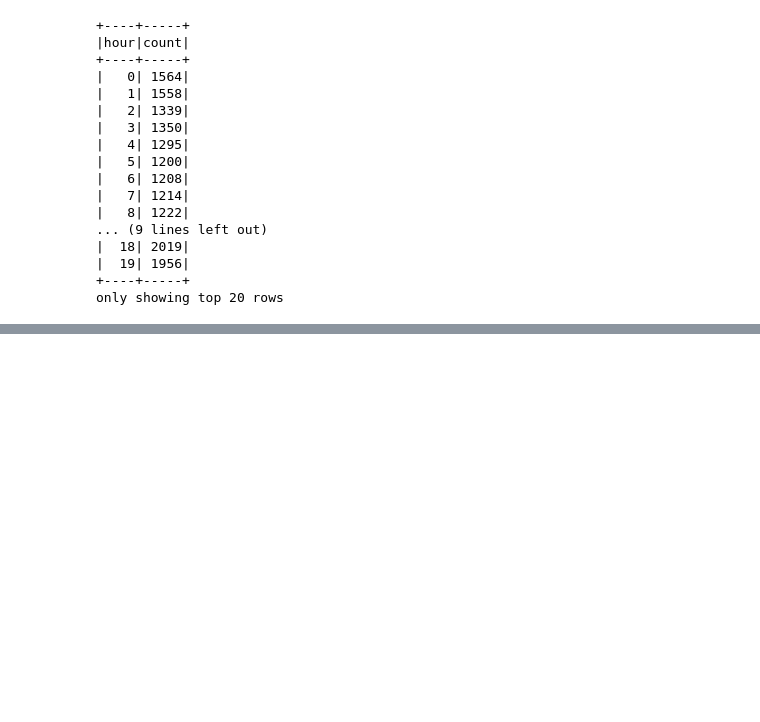
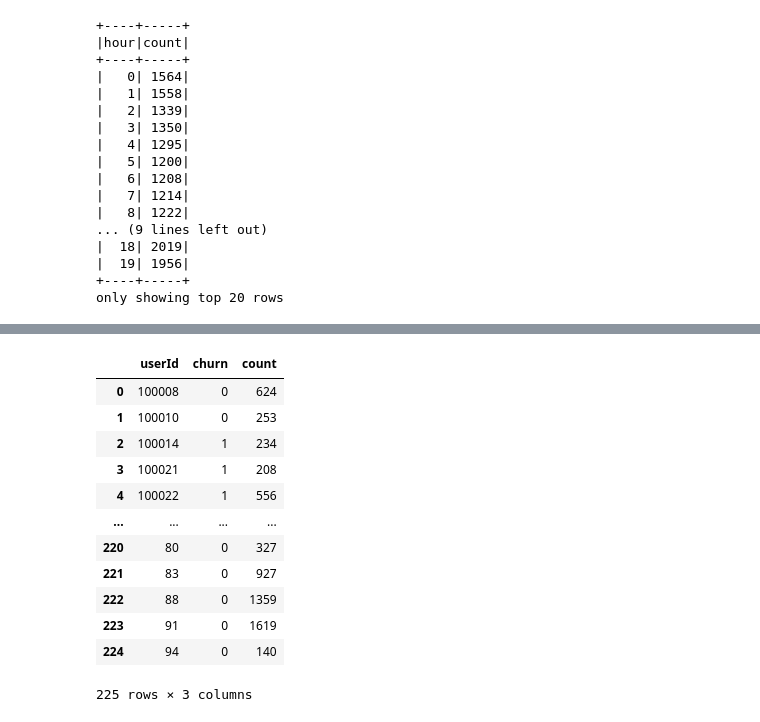
Before and after one commit to Nima-Sayyah/Sparkify, a Jupyter notebook: Sparkify.ipynb, the cells around one changed output, grey strips where cells are left out. Drawn from its saved outputs; the diff is of its cells as text; code cells hidden in the pictures; blank space fills up the shorter version.

```diff
--- a/Sparkify.ipynb
+++ b/Sparkify.ipynb
@@ -923,0 +944,18 @@ From the chart we can see that those churned from Sparkify actually listening to
+# %%
+# convert to pandas
+df_artists = df_artists.toPandas()
+df_artists
+# %% [output]
+|  | userId | churn | count |
+| 0 | 100008 | 0 | 624 |
+| 1 | 100010 | 0 | 253 |
+| 2 | 100014 | 1 | 234 |
+| 3 | 100021 | 1 | 208 |
+| 4 | 100022 | 1 | 556 |
+| ... | ... | ... | ... |
+| 220 | 80 | 0 | 327 |
+| 221 | 83 | 0 | 927 |
+| 222 | 88 | 0 | 1359 |
+| 223 | 91 | 0 | 1619 |
+| 224 | 94 | 0 | 140 |
+225 rows × 3 columns
```
Also changed, not shown: parts of 27 cells of this notebook.
